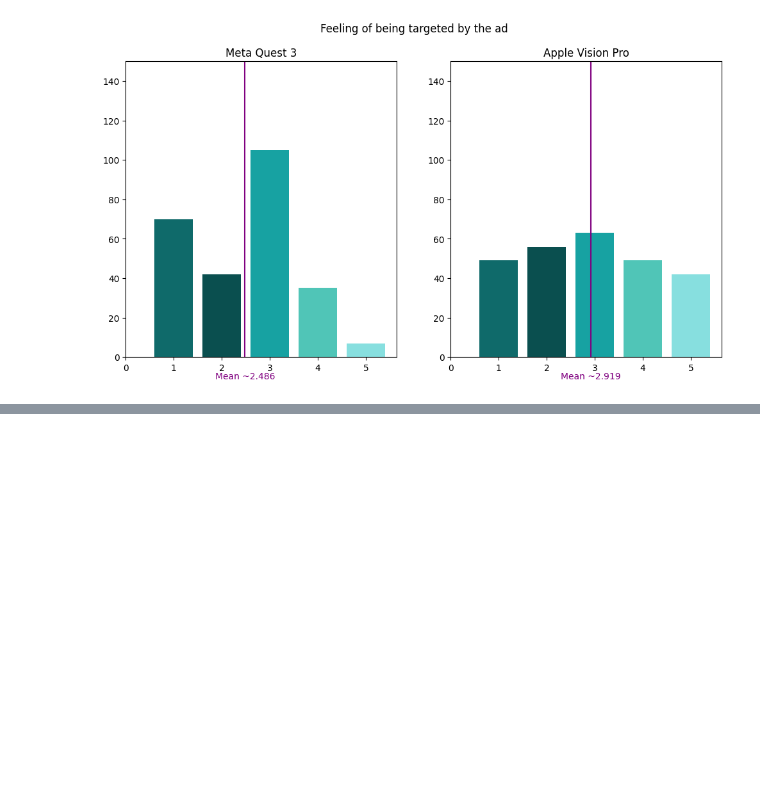
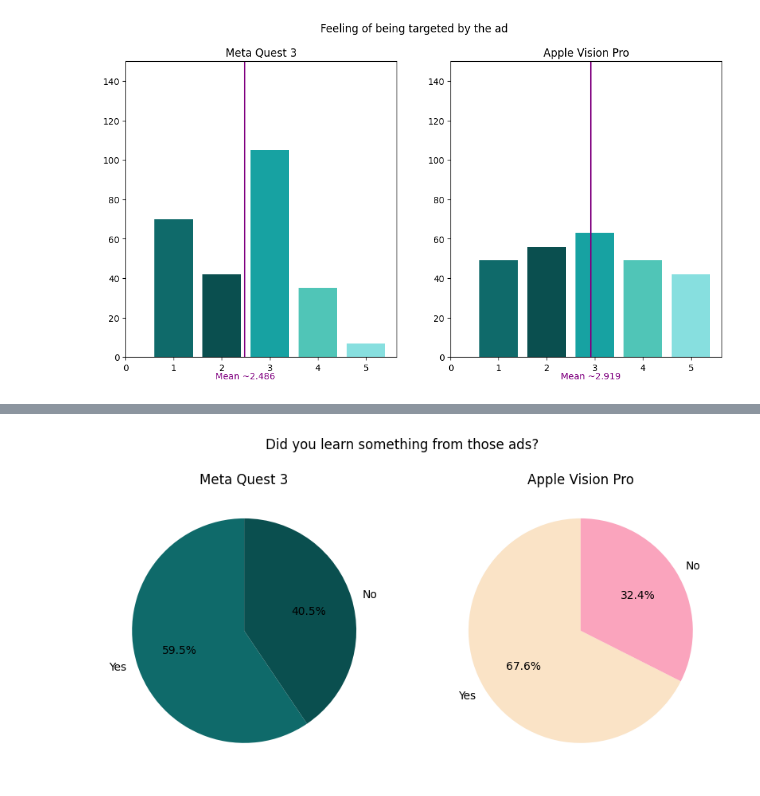
Before and after one commit to walex999/VR-thesis-analysis, a Jupyter notebook: analysis.ipynb, the cells around one changed output, grey strips where cells are left out. Saved outputs shown, nothing was run; the diff lists cells and outputs as text; code cells hidden in the pictures; blank space fills up the shorter version.

```diff
--- a/analysis.ipynb
+++ b/analysis.ipynb
@@ -789,0 +825,29 @@ plt.show();
+# %%
+fig, axs = plt.subplots(1, 2, figsize=(10, 5))
+
+# First bar plot
+var1 = 40
+
+axs[0].pie(df.iloc[:, var1].value_counts(),
+        labels=df.iloc[:, var1].value_counts().index,
+        autopct='%1.1f%%',
+        colors=coolors2,
+        startangle=90)
+axs[0].set_title("Meta Quest 3");
+
+# Second bar plot
+var2 = 41
+axs[1].pie(df.iloc[:, var2].value_counts(),
+        labels=df.iloc[:, var2].value_counts().index,
+        autopct='%1.1f%%',
+        colors=coolors,
+        startangle=90)
+axs[1].set_title("Apple Vision Pro");
+
+
+
+fig.suptitle("Did you learn something from those ads?")
+
+plt.show();
+# %% [output]
+[figure, added]
```
Also changed, not shown: parts of 6 cells of this notebook, 1 other file.
